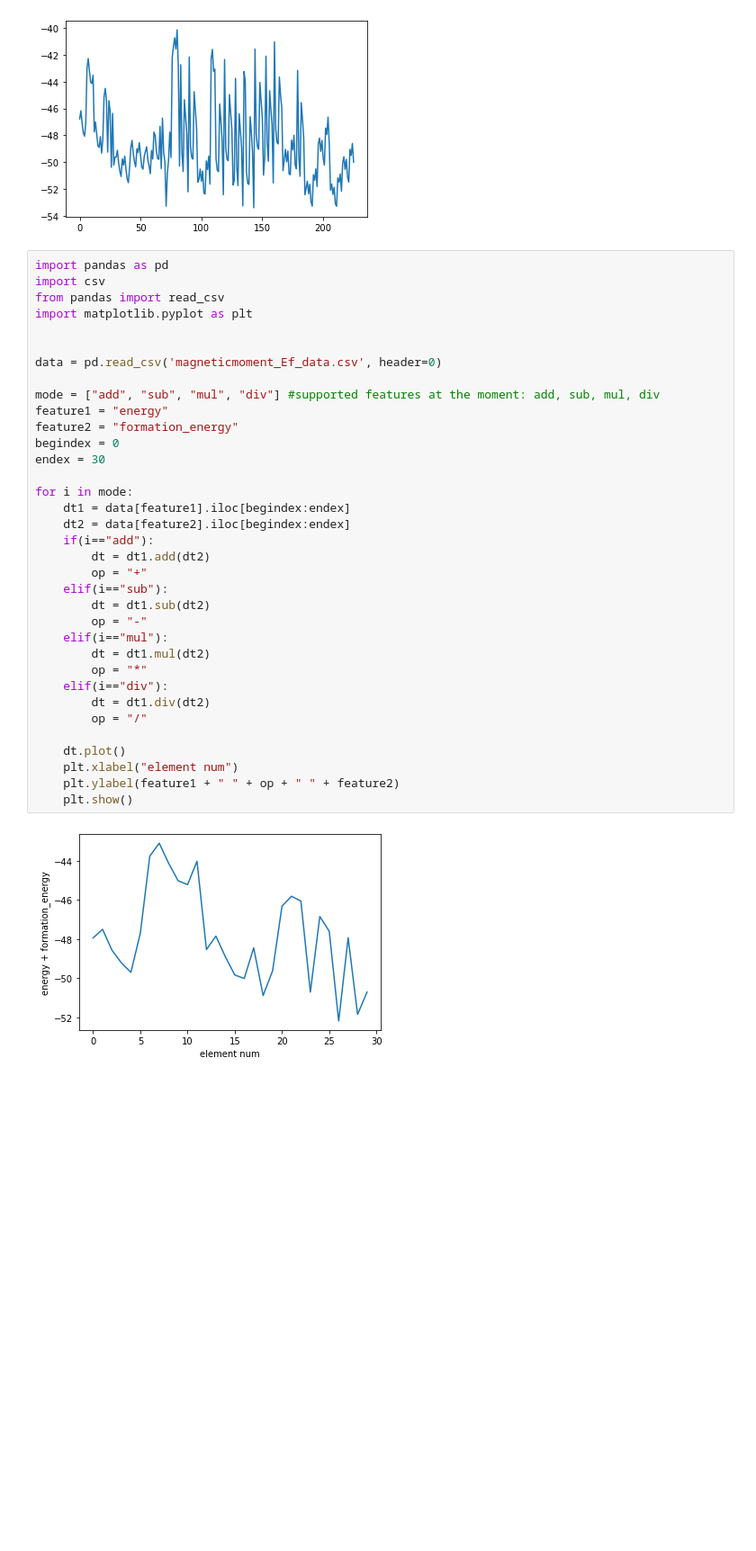
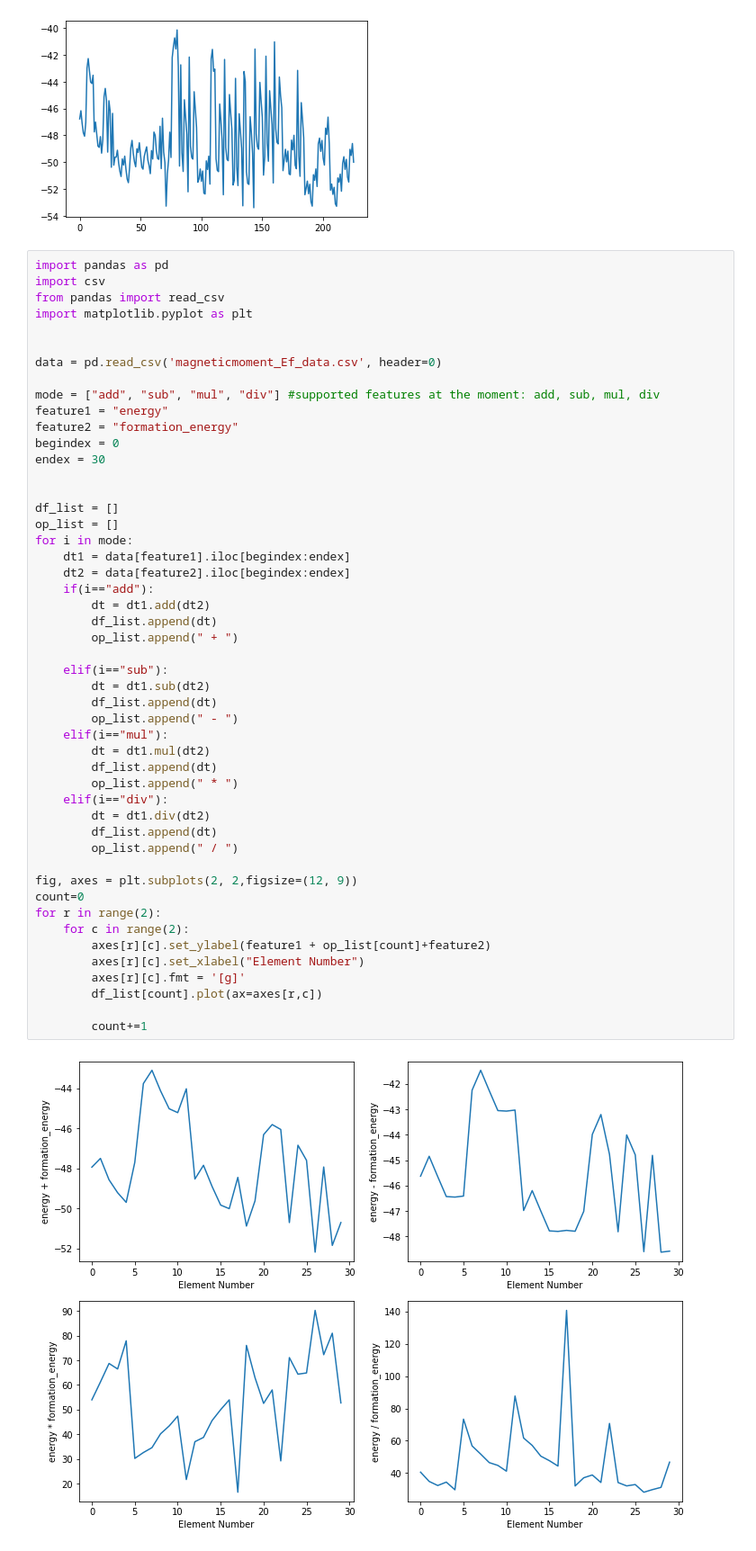
Before and after one commit to erikswanke/2d-Material-Science, a Jupyter notebook: Material Research data visualization.ipynb, the cells around one changed output. Shown at 90% size. Saved outputs shown, nothing was run; the diff lists cells and outputs as text; blank space fills up the shorter version.

Commit message:
updates to visualization file

```diff
--- a/Material Research data visualization.ipynb
+++ b/Material Research data visualization.ipynb
@@ -38,37 +38,51 @@ formation_energy
 # %%
 import pandas as pd
 import csv
 from pandas import read_csv
 import matplotlib.pyplot as plt
 
 
 data = pd.read_csv('magneticmoment_Ef_data.csv', header=0)
 
 mode = ["add", "sub", "mul", "div"] #supported features at the moment: add, sub, mul, div
 feature1 = "energy"
 feature2 = "formation_energy"
 begindex = 0
 endex = 30
 
+
+df_list = []
+op_list = []
 for i in mode:
     dt1 = data[feature1].iloc[begindex:endex]
     dt2 = data[feature2].iloc[begindex:endex]
     if(i=="add"):
         dt = dt1.add(dt2)
-        op = "+"
+        df_list.append(dt)
+        op_list.append(" + ")
+
     elif(i=="sub"):
         dt = dt1.sub(dt2)
-        op = "-"
+        df_list.append(dt)
+        op_list.append(" - ")
     elif(i=="mul"):
         dt = dt1.mul(dt2)
-        op = "*"
+        df_list.append(dt)
+        op_list.append(" * ")
     elif(i=="div"):
         dt = dt1.div(dt2)
-        op = "/"
+        df_list.append(dt)
+        op_list.append(" / ")
 
-    dt.plot()
-    plt.xlabel("element num")
-    plt.ylabel(feature1 + " " + op + " " + feature2)
-    plt.show()
+fig, axes = plt.subplots(2, 2,figsize=(12, 9))
+count=0
+for r in range(2):
+    for c in range(2):
+        axes[r][c].set_ylabel(feature1 + op_list[count]+feature2)
+        axes[r][c].set_xlabel("Element Number")
+        axes[r][c].fmt = '[g]'
+        df_list[count].plot(ax=axes[r,c])
+
+        count+=1
 # %% [output]
-[figure, old version]
+[figure, new version]
```
Also changed, not shown: parts of 1 cell of this notebook.
